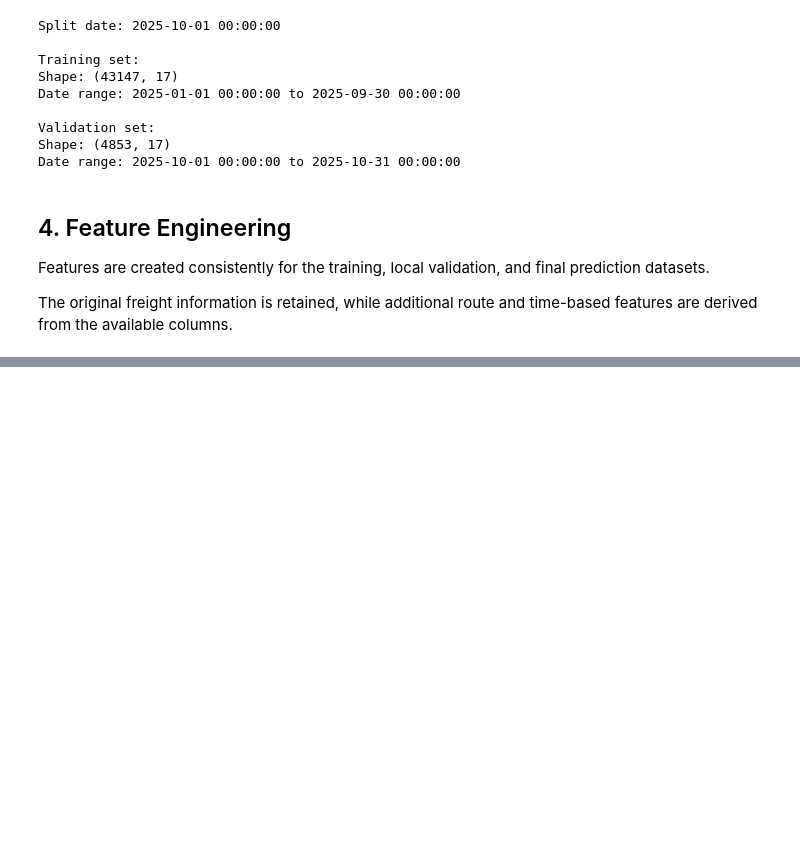
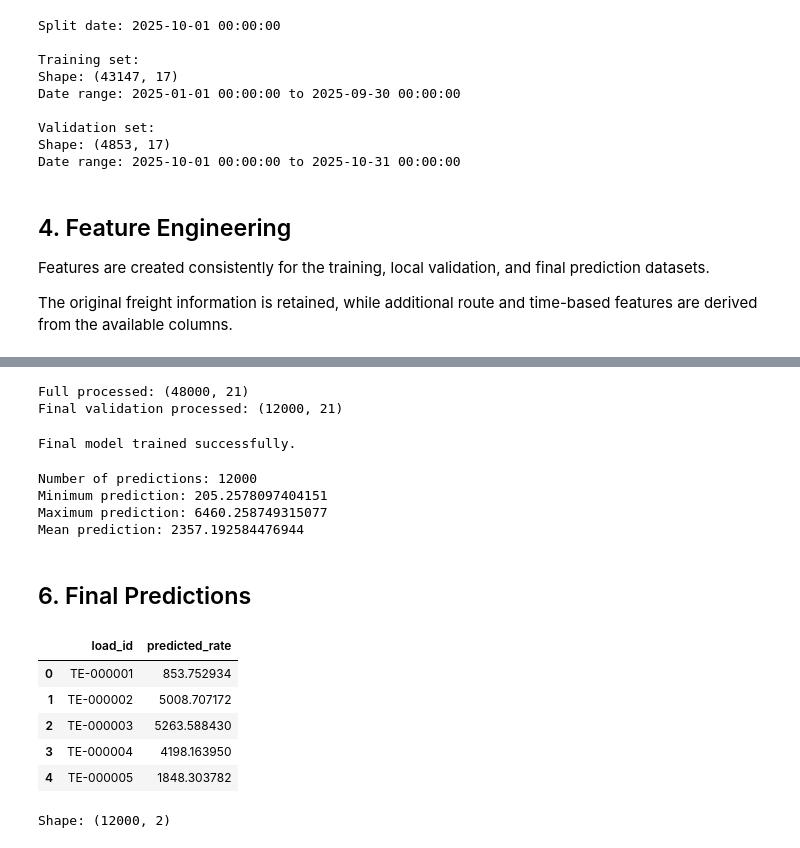
Before and after one commit to Dania-Yasir/freight-rate-prediction, a Jupyter notebook: notebooks/freight_rate_model.ipynb, the cells around one changed output, grey strips where cells are left out. Drawn from its saved outputs; the diff is of its cells as text; code cells hidden in the pictures; blank space fills up the shorter version.

```diff
--- a/notebooks/freight_rate_model.ipynb
+++ b/notebooks/freight_rate_model.ipynb
@@ -189,0 +812,67 @@ The original freight information is retained, while additional route and time-ba
+# %%
+X_full_processed = final_preprocessor.fit_transform(X_full)
+X_final_processed = final_preprocessor.transform(X_final)
+
+print("Full processed:", X_full_processed.shape)
+print("Final validation processed:", X_final_processed.shape)
+# %% [output]
+Full processed: (48000, 21)
+Final validation processed: (12000, 21)
+# %%
+final_categorical_mask = (
+    [True] * len(final_categorical)
+    + [False] * len(final_numeric)
+)
+
+final_model = HistGradientBoostingRegressor(
+    loss="absolute_error",
+    learning_rate=0.05,
+    max_iter=300,
+    max_leaf_nodes=31,
+    min_samples_leaf=20,
+    l2_regularization=1.0,
+    categorical_features=final_categorical_mask,
+    random_state=42
+)
+
+final_model.fit(
+    X_full_processed,
+    y_full
+)
+
+print("Final model trained successfully.")
+# %% [output]
+Final model trained successfully.
+# %%
+final_predictions = final_model.predict(
+    X_final_processed
+)
+
+print("Number of predictions:", len(final_predictions))
+print("Minimum prediction:", final_predictions.min())
+print("Maximum prediction:", final_predictions.max())
+print("Mean prediction:", final_predictions.mean())
+# %% [output]
+Number of predictions: 12000
+Minimum prediction: 205.2578097404151
+Maximum prediction: 6460.258749315077
+Mean prediction: 2357.192584476944
+# %% [markdown]
+## 6. Final Predictions
+# %%
+validation_predictions = pd.DataFrame({
+    "load_id": validation["load_id"].values,
+    "predicted_rate": final_predictions
+})
+
+display(validation_predictions.head())
+
+print("Shape:", validation_predictions.shape)
+# %% [output]
+|  | load_id | predicted_rate |
+| 0 | TE-000001 | 853.752934 |
+| 1 | TE-000002 | 5008.707172 |
+| 2 | TE-000003 | 5263.588430 |
+| 3 | TE-000004 | 4198.163950 |
+| 4 | TE-000005 | 1848.303782 |
+Shape: (12000, 2)
```
Also changed, not shown: parts of 28 cells of this notebook.
